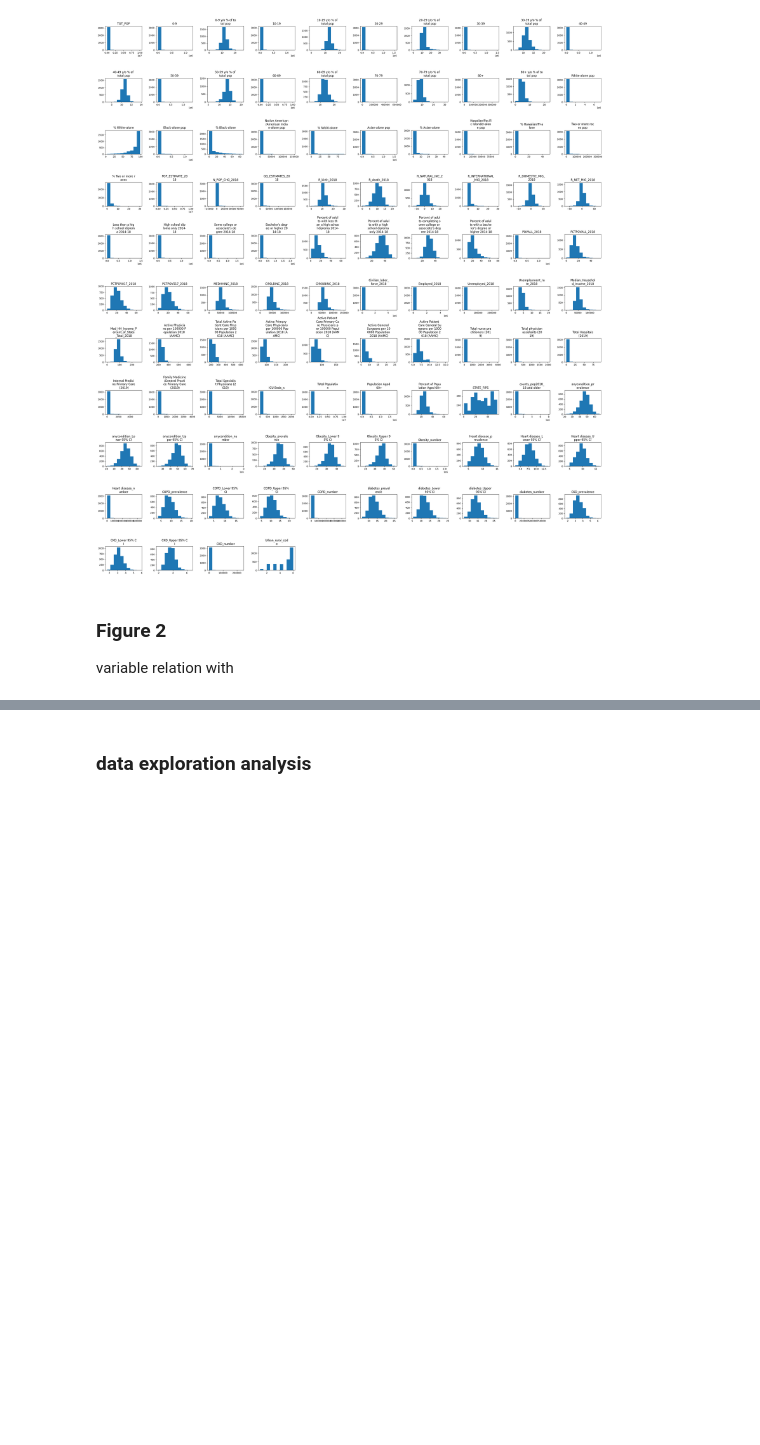
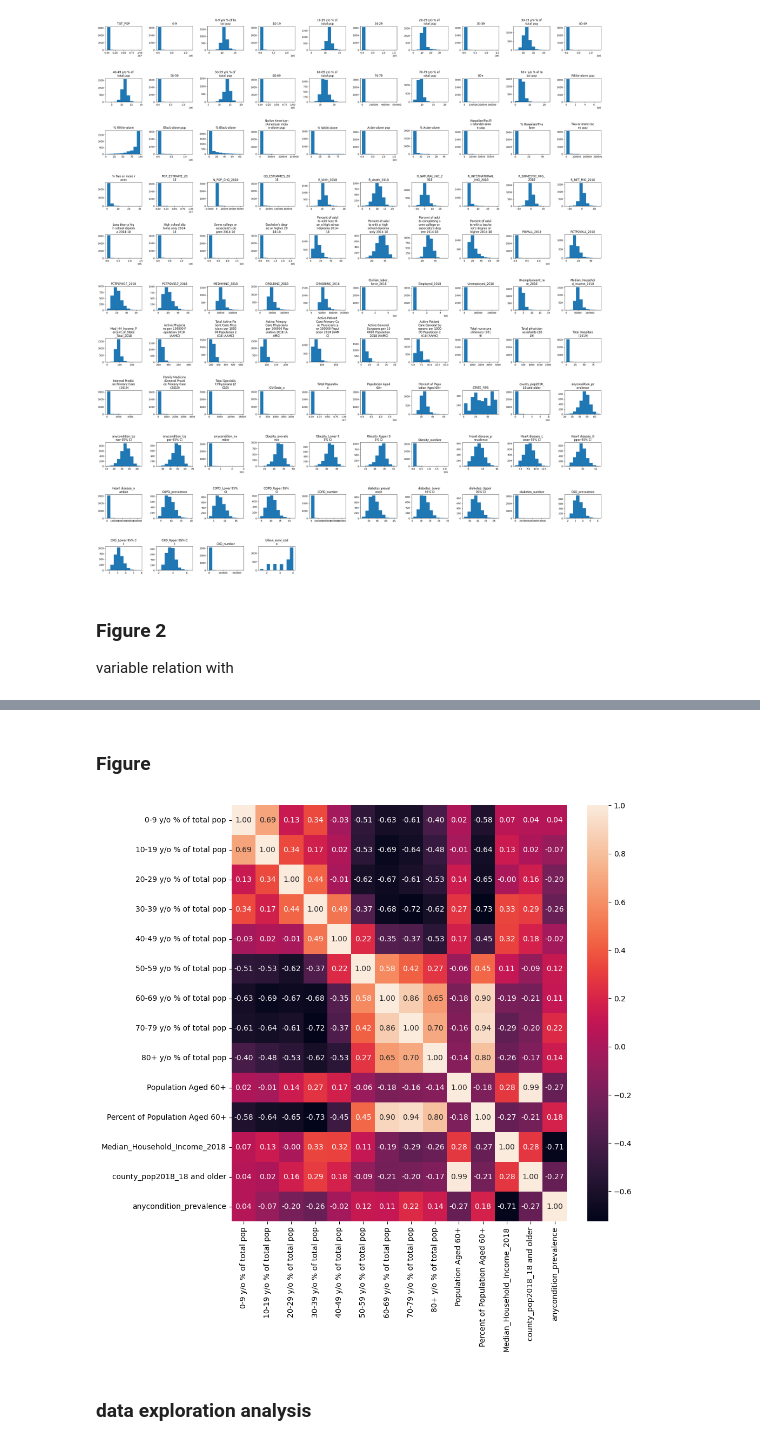
Before and after one commit to ShadekJaramillo/regularized-linear-regression-tutorial, a Jupyter notebook: src/explore.ipynb, the cells around one changed output, grey strips where cells are left out. Saved outputs shown, nothing was run; the diff lists cells and outputs as text; code cells hidden in the pictures; blank space fills up the shorter version.

```diff
--- a/src/explore.ipynb
+++ b/src/explore.ipynb
@@ -245,3 +292,15 @@ plt.show()
+# %% [markdown]
+### Figure
+# %%
+plt.figure(figsize=(10,10))
+
+ages_cols = [col for col in numerical if 'y/o' in col] + [col for col in numerical if 'Age' in col] + [col for col in numerical if 'old' in col] + ['anycondition_prevalence']
+corr_df = clean_df[ages_cols].corr()
+sns.heatmap(corr_df, annot=True, fmt='.2f')
+
+plt.show()
+# %% [output]
+[figure, added]
 # %% [markdown]
 ### data exploration analysis
 # %% [markdown]
```
Also changed, not shown: parts of 8 cells of this notebook.
